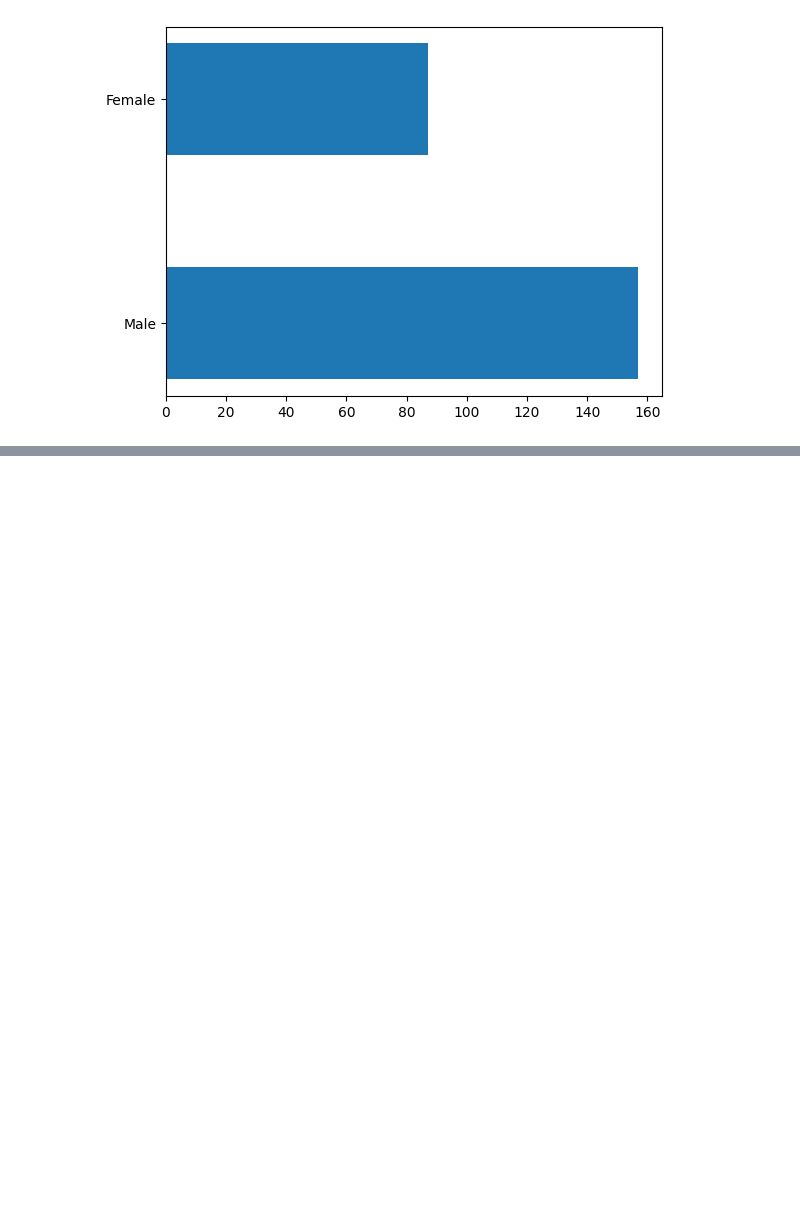
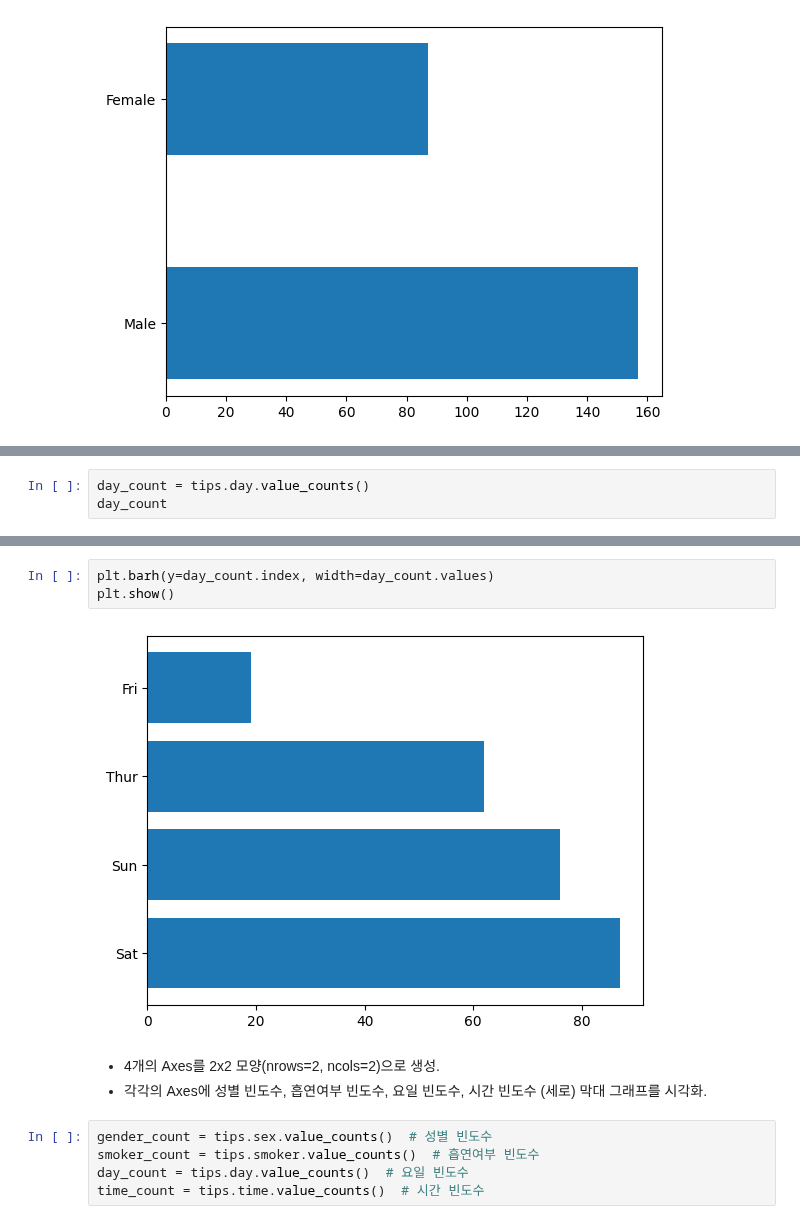
Before and after one commit to JakeOh/202511_BD53, a Jupyter notebook: lab_python/da04_matplotlib.ipynb, the cells around one changed output, grey strips where cells are left out. Saved outputs shown, nothing was run; the diff lists cells and outputs as text; blank space fills up the shorter version.

```diff
--- a/lab_python/da04_matplotlib.ipynb
+++ b/lab_python/da04_matplotlib.ipynb
@@ -380,0 +403,3 @@ plt.show()
+# %%
+day_count = tips.day.value_counts()
+day_count
@@ -380,0 +414,13 @@ plt.show()
+# %%
+plt.barh(y=day_count.index, width=day_count.values)
+plt.show()
+# %% [output]
+[figure, added]
+# %% [markdown]
+*   4개의 Axes를 2x2 모양(nrows=2, ncols=2)으로 생성.
+*   각각의 Axes에 성별 빈도수, 흡연여부 빈도수, 요일 빈도수, 시간 빈도수 (세로) 막대 그래프를 시각화.
+# %%
+gender_count = tips.sex.value_counts()  # 성별 빈도수
+smoker_count = tips.smoker.value_counts()  # 흡연여부 빈도수
+day_count = tips.day.value_counts()  # 요일 빈도수
+time_count = tips.time.value_counts()  # 시간 빈도수
```
Also changed, not shown: parts of 7 cells of this notebook.
